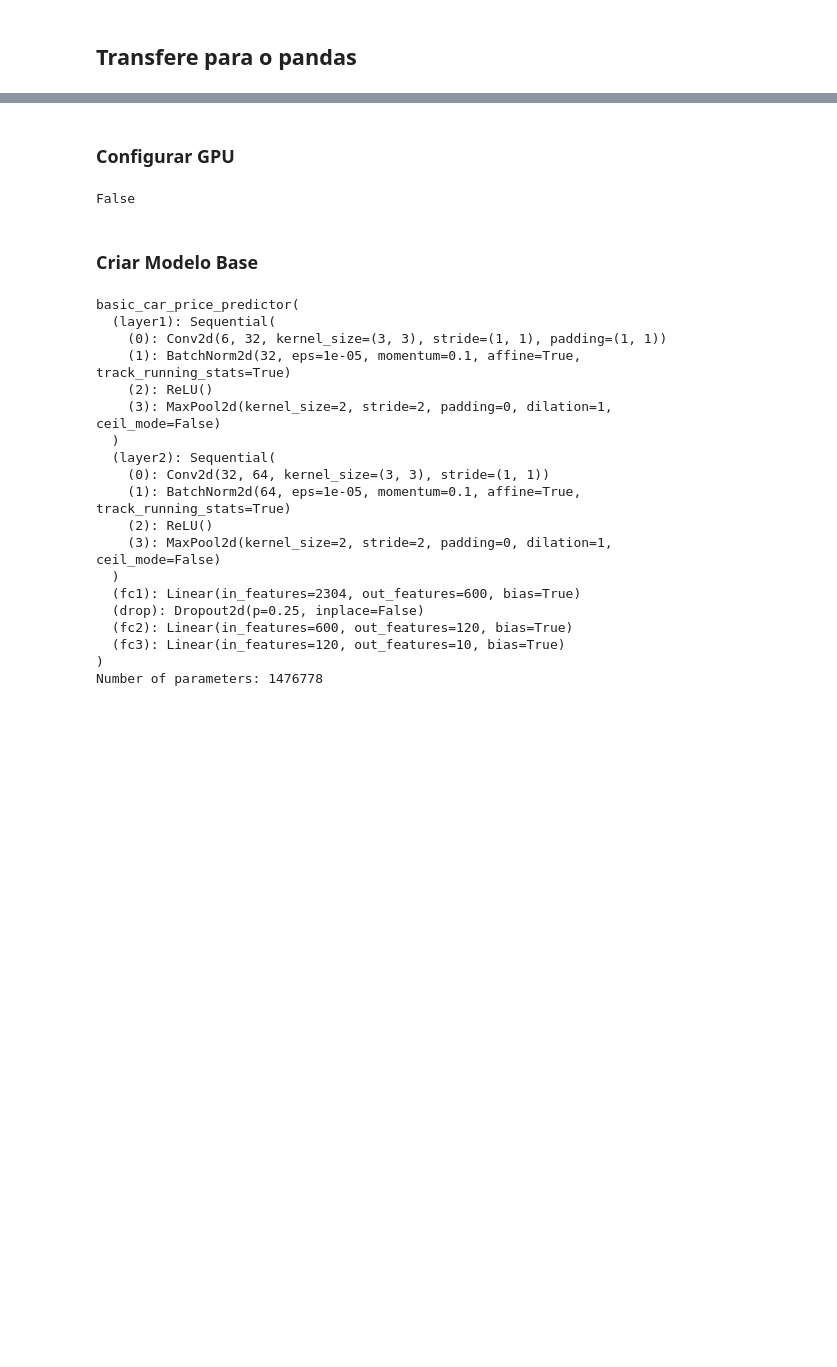
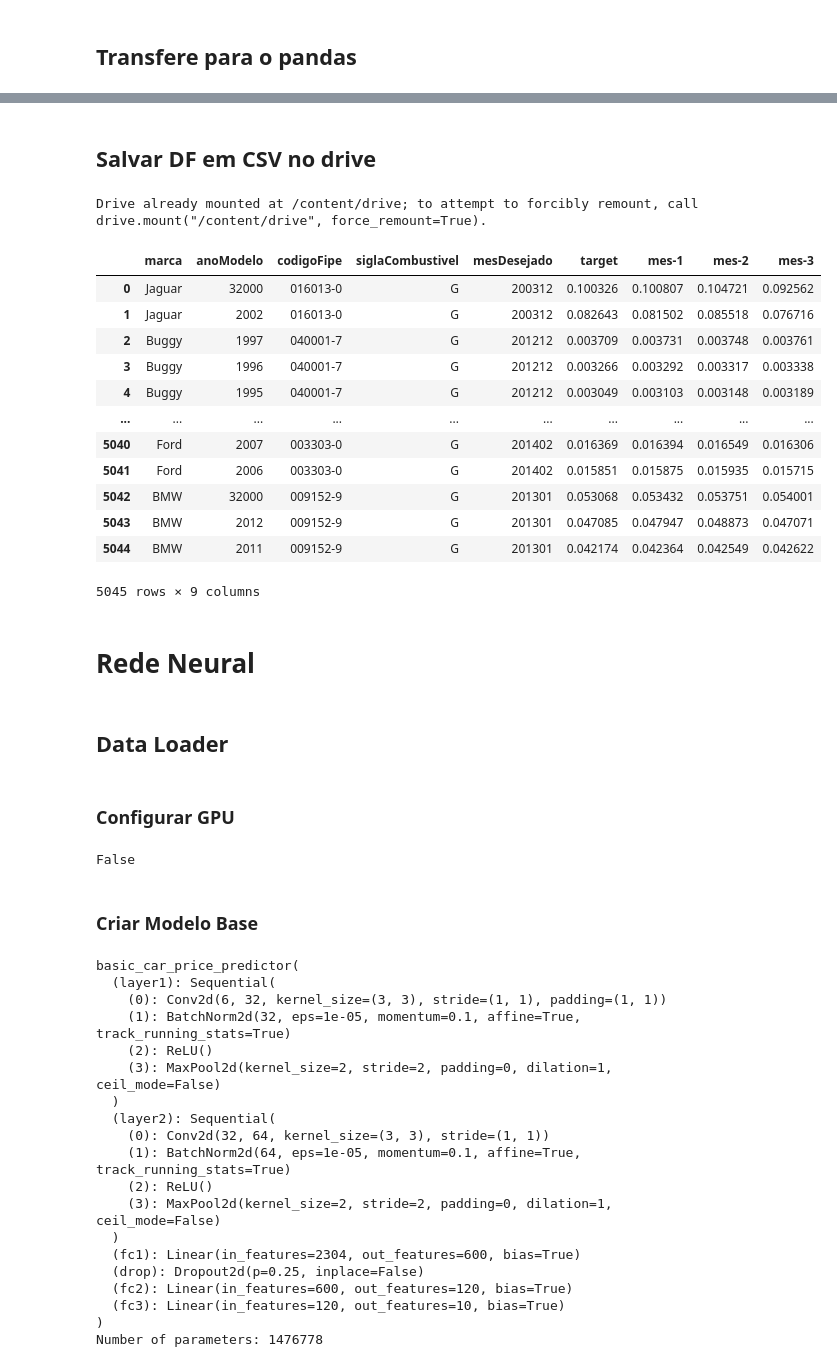
Before and after one commit to JoaoVitorSantiagoNogueira/case-brick-seguros, a Jupyter notebook: main.ipynb, the cells around one changed output, grey strips where cells are left out. Saved outputs shown, nothing was run; the diff lists cells and outputs as text; code cells hidden in the pictures; blank space fills up the shorter version.

```diff
--- a/main.ipynb
+++ b/main.ipynb
@@ -398,0 +413,8 @@ normalizedDf
+# %% [markdown]
+## Salvar DF em CSV no drive
+# %%
+from google.colab import drive
+
+drive.mount('/content/drive')
+# %% [output]
+Drive already mounted at /content/drive; to attempt to forcibly remount, call drive.mount("/content/drive", force_remount=True).
@@ -399,3 +426,22 @@ normalizedDf
+# %%
+normalizedDf = pd.read_csv('/content/drive/My Drive/fipe_normalized.csv')
+normalizedDf
+# %% [output]
+|  | marca | anoModelo | codigoFipe | siglaCombustivel | mesDesejado | target | mes-1 | mes-2 | mes-3 |
+| 0 | Jaguar | 32000 | 016013-0 | G | 200312 | 0.100326 | 0.100807 | 0.104721 | 0.092562 |
+| 1 | Jaguar | 2002 | 016013-0 | G | 200312 | 0.082643 | 0.081502 | 0.085518 | 0.076716 |
+| 2 | Buggy | 1997 | 040001-7 | G | 201212 | 0.003709 | 0.003731 | 0.003748 | 0.003761 |
+| 3 | Buggy | 1996 | 040001-7 | G | 201212 | 0.003266 | 0.003292 | 0.003317 | 0.003338 |
+| 4 | Buggy | 1995 | 040001-7 | G | 201212 | 0.003049 | 0.003103 | 0.003148 | 0.003189 |
+| ... | ... | ... | ... | ... | ... | ... | ... | ... | ... |
+| 5040 | Ford | 2007 | 003303-0 | G | 201402 | 0.016369 | 0.016394 | 0.016549 | 0.016306 |
+| 5041 | Ford | 2006 | 003303-0 | G | 201402 | 0.015851 | 0.015875 | 0.015935 | 0.015715 |
+| 5042 | BMW | 32000 | 009152-9 | G | 201301 | 0.053068 | 0.053432 | 0.053751 | 0.054001 |
+| 5043 | BMW | 2012 | 009152-9 | G | 201301 | 0.047085 | 0.047947 | 0.048873 | 0.047071 |
+| 5044 | BMW | 2011 | 009152-9 | G | 201301 | 0.042174 | 0.042364 | 0.042549 | 0.042622 |
+5045 rows × 9 columns
+# %% [markdown]
+# Rede Neural
 # %%
 import torch
 from torch import nn, optim
@@ -437,3 +483,5 @@ class basic_car_price_predictor(nn.Module):
       out = self.fc3(out)
 
       return out
+# %% [markdown]
+## Data Loader
```
Also changed, not shown: parts of 21 cells of this notebook.
